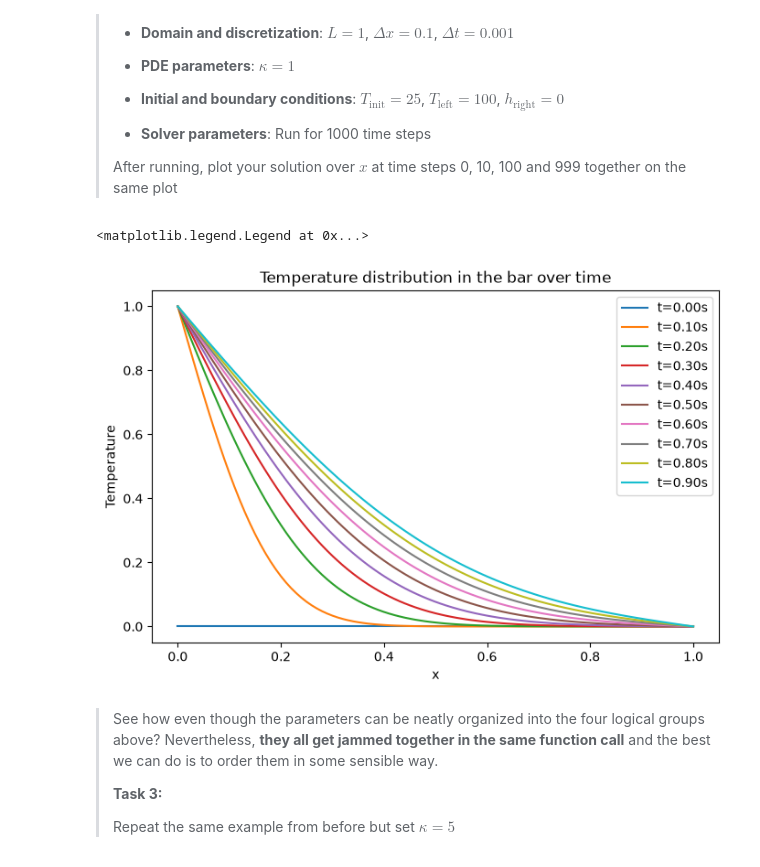
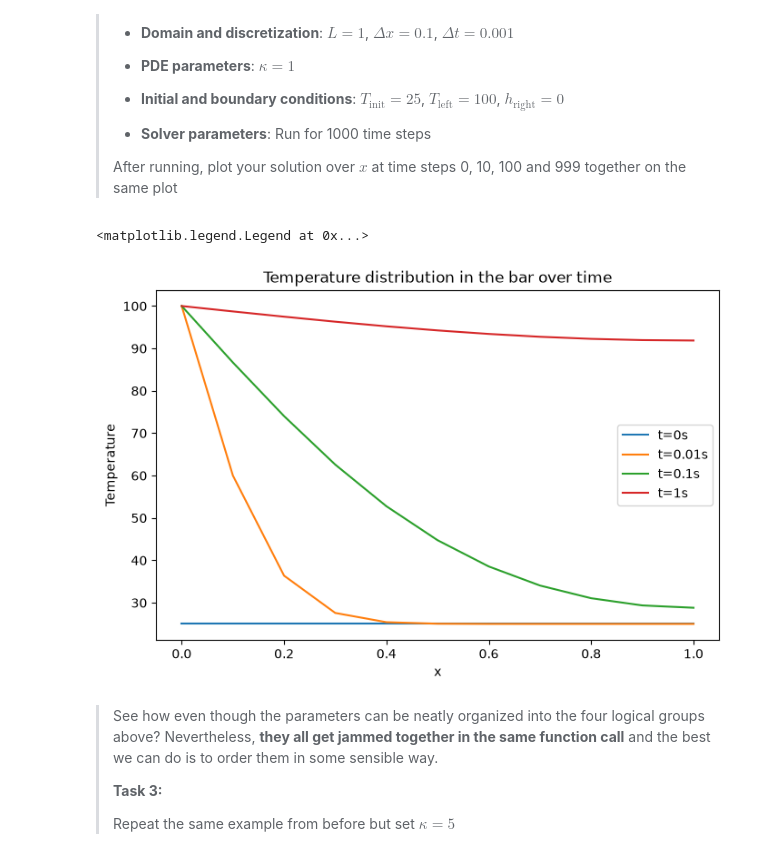
Before and after one commit to JJ-Lee12/PA2.1, a Jupyter notebook: 1_functional.ipynb, the cells around one changed output. Drawn from its saved outputs; the diff is of its cells as text; code cells hidden in the pictures.

```diff
--- a/1_functional.ipynb
+++ b/1_functional.ipynb
@@ -31,7 +31,7 @@ def run_diffusion(
     T = np.zeros((n_steps,nx))
 
     # temperature field at t=0
-    T[0,:] = T_init(x)
+    T[0,:] = T_init
 
     # loop through time
     for n in range(n_steps-1):
@@ -43,7 +43,7 @@ def run_diffusion(
             T[n+1,m] = T[n,m] + kappa*dt/dx/dx*(T[n,m+1]-2*T[n,m]+T[n,m-1])
 
         # solution on the right
-        T[n+1,-1] = T[n,-1] + h_right*dt/kappa
+        T[n+1,-1] = T[n,-1] + 2*kappa*dt/dx/dx * (T[n,-2] - T[n,-1] + h_right*dx)
 
     return x, T
 # %% [markdown]
@@ -66,27 +66,29 @@ def run_diffusion(
 # %%
 # run the solver
 x,T = run_diffusion(
     L=1.0,
-    dx=0.01,
-    dt=0.0001,
-    kappa=0.1,
-    T_init=lambda x: 0*x,
-    T_left=1.0,
+    dx=0.1,
+    dt=0.001,
+    kappa=1,
+    T_init=25,
+    T_left=100,
     h_right=0.0,
-    n_steps=10000
+    n_steps=1000
 )
 
 # plot the solution
 plt.figure(figsize=(8,5))
-for n in range(0, T.shape[0], 1000):
-    plt.plot(x, T[n,:], label=f't={n*0.0001:.2f}s')
+plt.plot(x,T[0,:],label='t=0s')
+plt.plot(x,T[10,:],label='t=0.01s')
+plt.plot(x,T[100,:],label='t=0.1s')
+plt.plot(x,T[-1,:],label='t=1s')
 plt.xlabel('x')
 plt.ylabel('Temperature')
 plt.title('Temperature distribution in the bar over time')
 plt.legend()
 # %% [output]
 <matplotlib.legend.Legend at 0x...>
-[figure, old version]
+[figure, new version]
 # %% [markdown]
 > See how even though the parameters can be neatly organized into the four logical groups above? Nevertheless, **they all get jammed together in the same function call** and the best we can do is to order them in some sensible way.
 >
```
Also changed, not shown: parts of 3 cells of this notebook, 1 other file.
